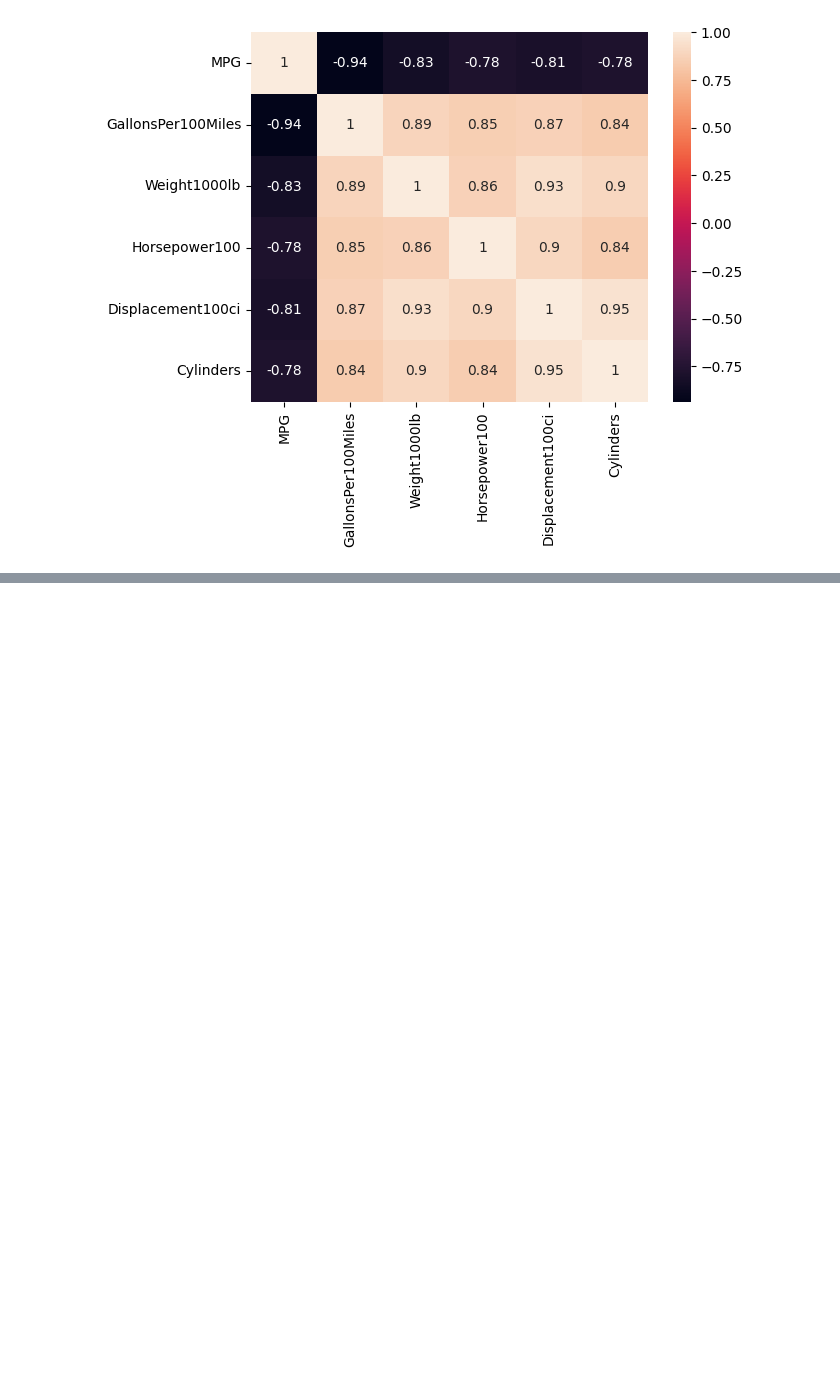
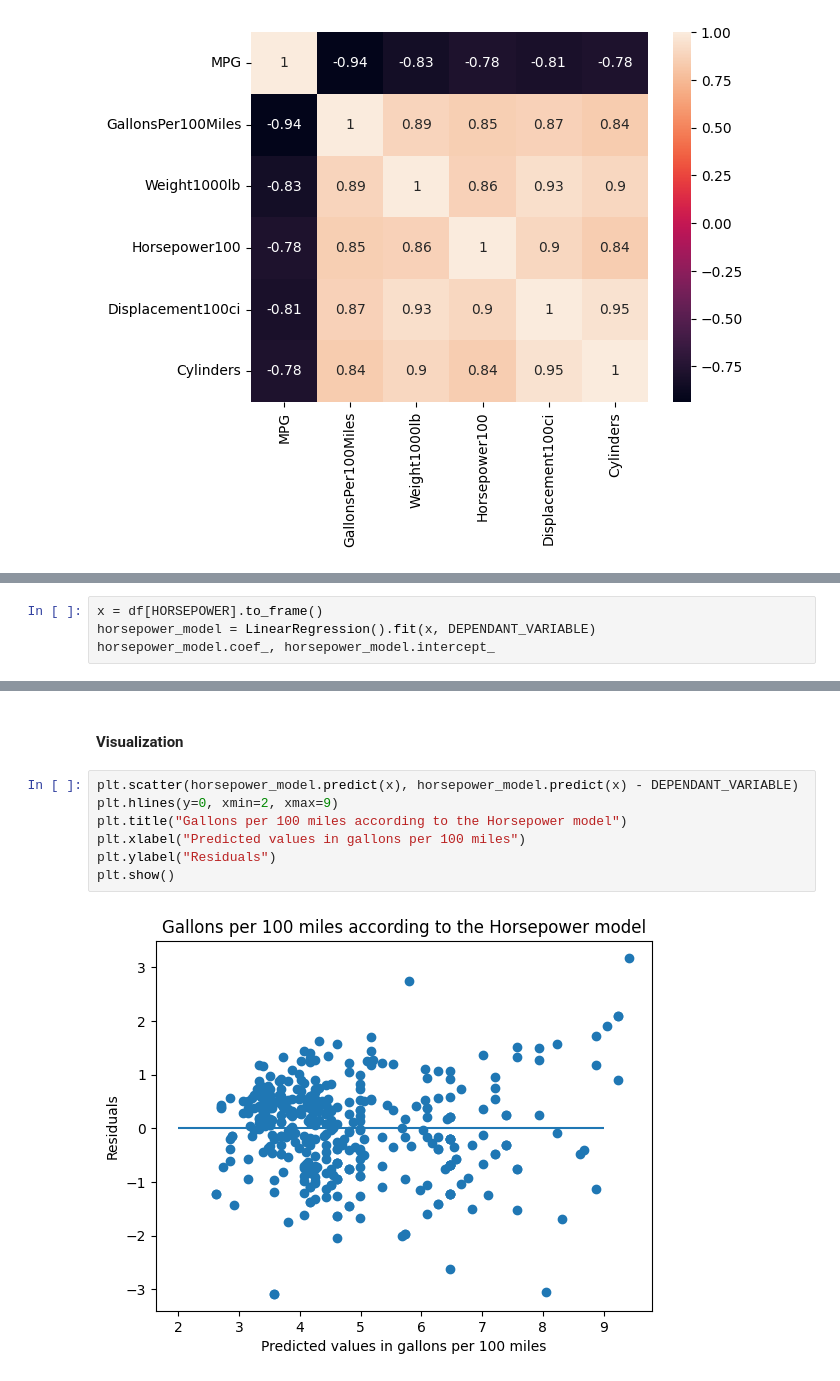
Before and after one commit to artjom2281337/predictive-1, a Jupyter notebook: 02_EDA_Linear_Regression_Notebook.ipynb, the cells around one changed output, grey strips where cells are left out. Saved outputs shown, nothing was run; the diff lists cells and outputs as text; blank space fills up the shorter version.

```diff
--- a/02_EDA_Linear_Regression_Notebook.ipynb
+++ b/02_EDA_Linear_Regression_Notebook.ipynb
@@ -289,0 +277,4 @@ print(fuel_model3.score(X3,y))
+# %%
+x = df[HORSEPOWER].to_frame()
+horsepower_model = LinearRegression().fit(x, DEPENDANT_VARIABLE)
+horsepower_model.coef_, horsepower_model.intercept_
@@ -289,0 +298,11 @@ print(fuel_model3.score(X3,y))
+# %% [markdown]
+#### Visualization
+# %%
+plt.scatter(horsepower_model.predict(x), horsepower_model.predict(x) - DEPENDANT_VARIABLE)
+plt.hlines(y=0, xmin=2, xmax=9)
+plt.title("Gallons per 100 miles according to the Horsepower model")
+plt.xlabel("Predicted values in gallons per 100 miles")
+plt.ylabel("Residuals")
+plt.show()
+# %% [output]
+[figure, added]
```
Also changed, not shown: parts of 38 cells of this notebook.
